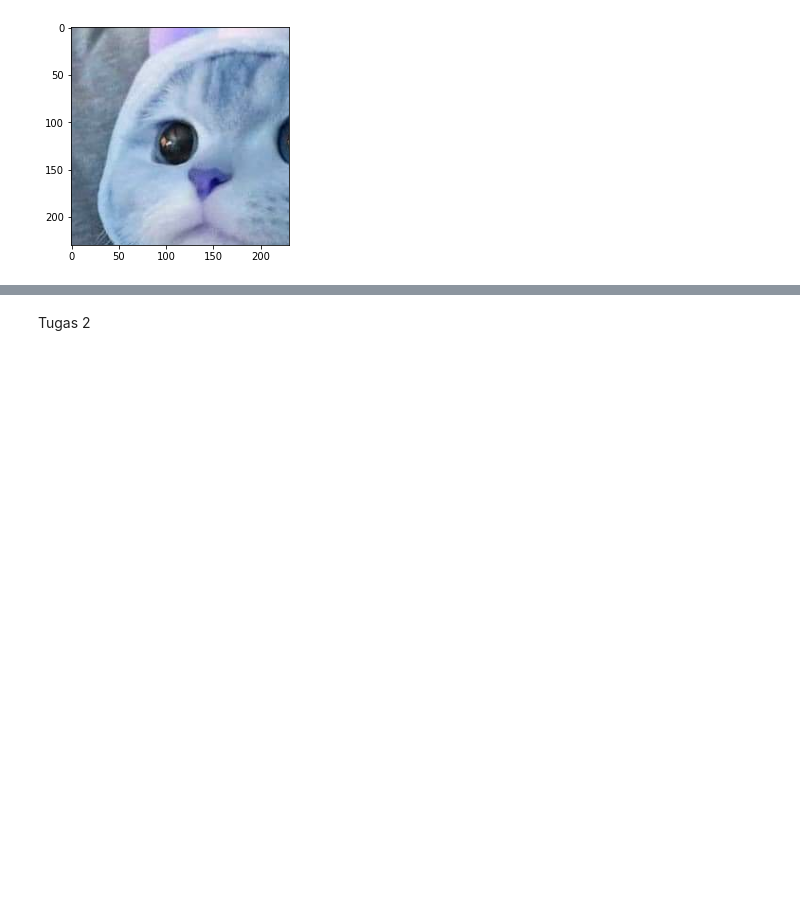
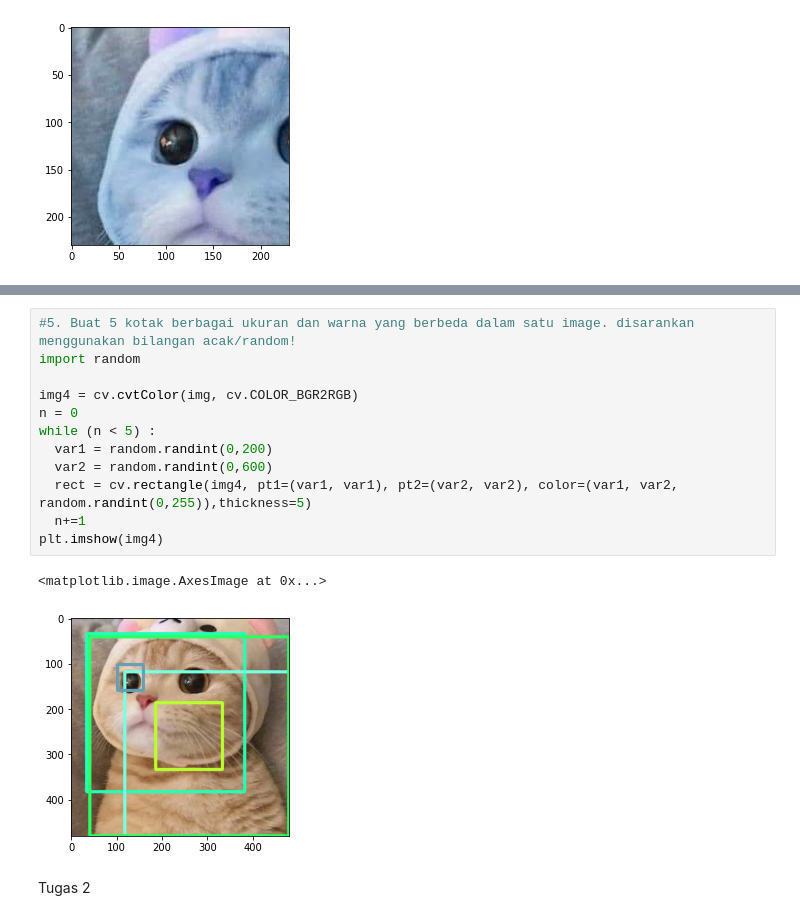
Before and after one commit to muhzaafrils/PCVK_Genap_2021, a Jupyter notebook: Week2.ipynb, the cells around one changed output, grey strips where cells are left out. Drawn from its saved outputs; the diff is of its cells as text; blank space fills up the shorter version.

```diff
--- a/Week2.ipynb
+++ b/Week2.ipynb
@@ -177,3 +183,18 @@ plt.imshow(img[20:250, 20:250])
+# %%
+#5. Buat 5 kotak berbagai ukuran dan warna yang berbeda dalam satu image. disarankan menggunakan bilangan acak/random!
+import random
+
+img4 = cv.cvtColor(img, cv.COLOR_BGR2RGB)
+n = 0
+while (n < 5) :
+  var1 = random.randint(0,200)
+  var2 = random.randint(0,600)
+  rect = cv.rectangle(img4, pt1=(var1, var1), pt2=(var2, var2), color=(var1, var2, random.randint(0,255)),thickness=5)
+  n+=1
+plt.imshow(img4)
+# %% [output]
+<matplotlib.image.AxesImage at 0x...>
+[figure, added]
 # %% [markdown]
 Tugas 2
 # %%
```
Also changed, not shown: parts of 1 cell of this notebook.
